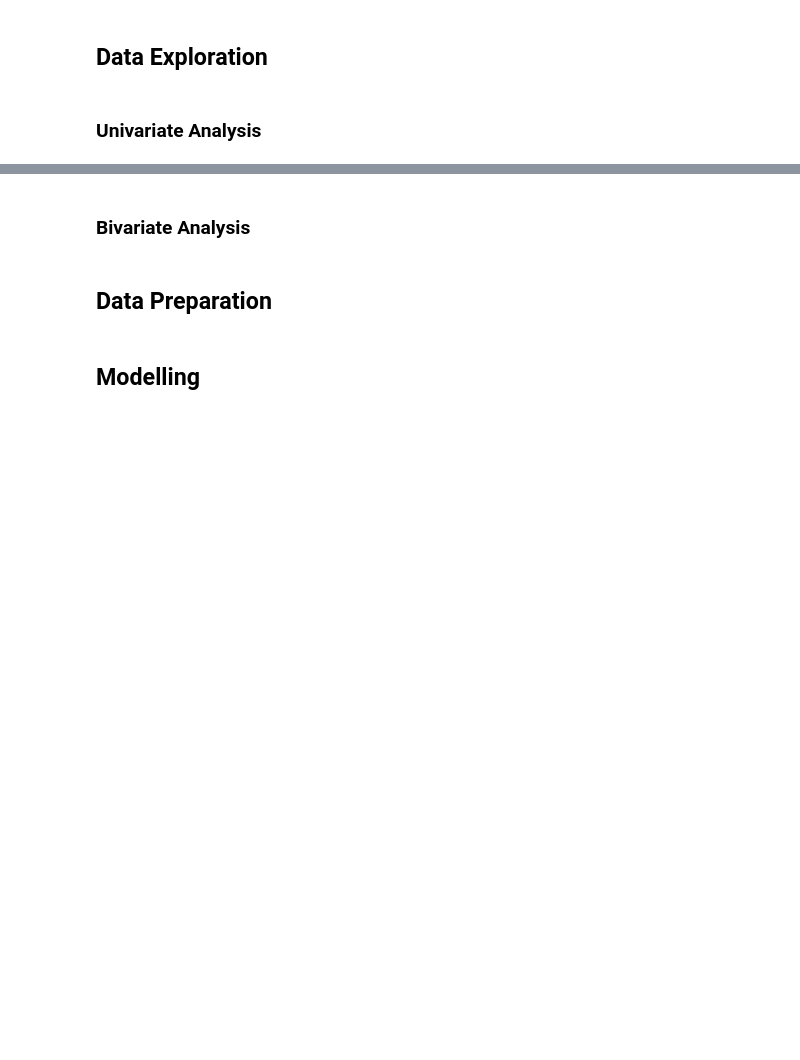
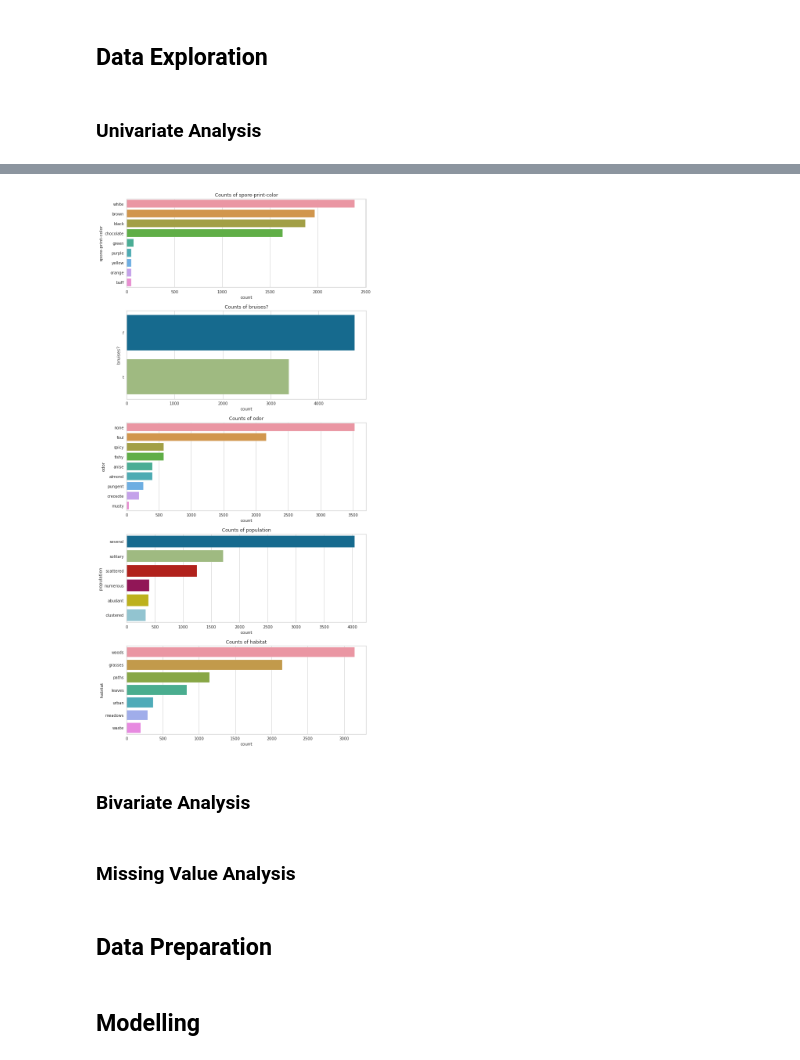
Before and after one commit to Tien-Cheng/AI-and-Machine-Learning--ST1511-, a Jupyter notebook: Assignment 1/classification/mushroom.ipynb, the cells around one changed output, grey strips where cells are left out. Drawn from its saved outputs; the diff is of its cells as text; code cells hidden in the pictures; blank space fills up the shorter version.

```diff
--- a/Assignment 1/classification/mushroom.ipynb
+++ b/Assignment 1/classification/mushroom.ipynb
@@ -54,0 +215,13 @@ random_state = np.random.RandomState(42) # also note that for cross validation,
+# %%
+features = set(mush_eda.columns) - {"class"}
+# %%
+def cat_plot(df, features, hue = None, figsize = (10, 20)):
+    fig, ax = plt.subplots(len(features), 1, figsize= figsize, tight_layout = True)
+    for idx, feature in enumerate(features):
+        ax[idx].set_title("Counts of " + feature)
+        counts = df[feature].value_counts().sort_values(ascending=False)
+        if hue is None:
+            sns.countplot(data = df, y = feature, ax = ax[idx], order= counts.index)
+        else:
+            sns.countplot(data = df, y = feature, hue= hue, ax = ax[idx], order= counts.index)
+    return fig
@@ -55,5 +236,15 @@ random_state = np.random.RandomState(42) # also note that for cross validation,
+# %%
+general_features = ['spore-print-color', 'bruises?', 'odor', 'population', 'habitat']
+
+fig = cat_plot(mush_eda, general_features)
+
+fig.show()
+# %% [output]
+[figure, added]
 # %% [markdown]
 ### Bivariate Analysis
+# %% [markdown]
+### Missing Value Analysis
 # %% [markdown]
 ## Data Preparation
 # %% [markdown]
```
Also changed, not shown: parts of 22 cells of this notebook, 2 other files.
